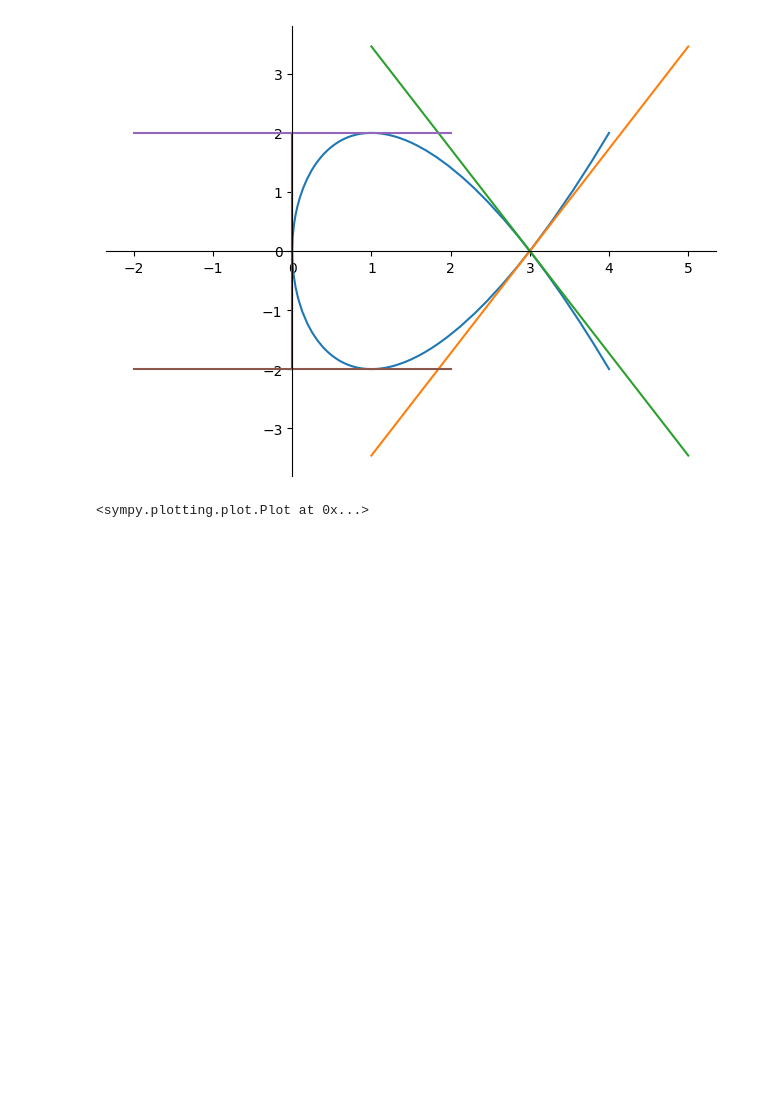
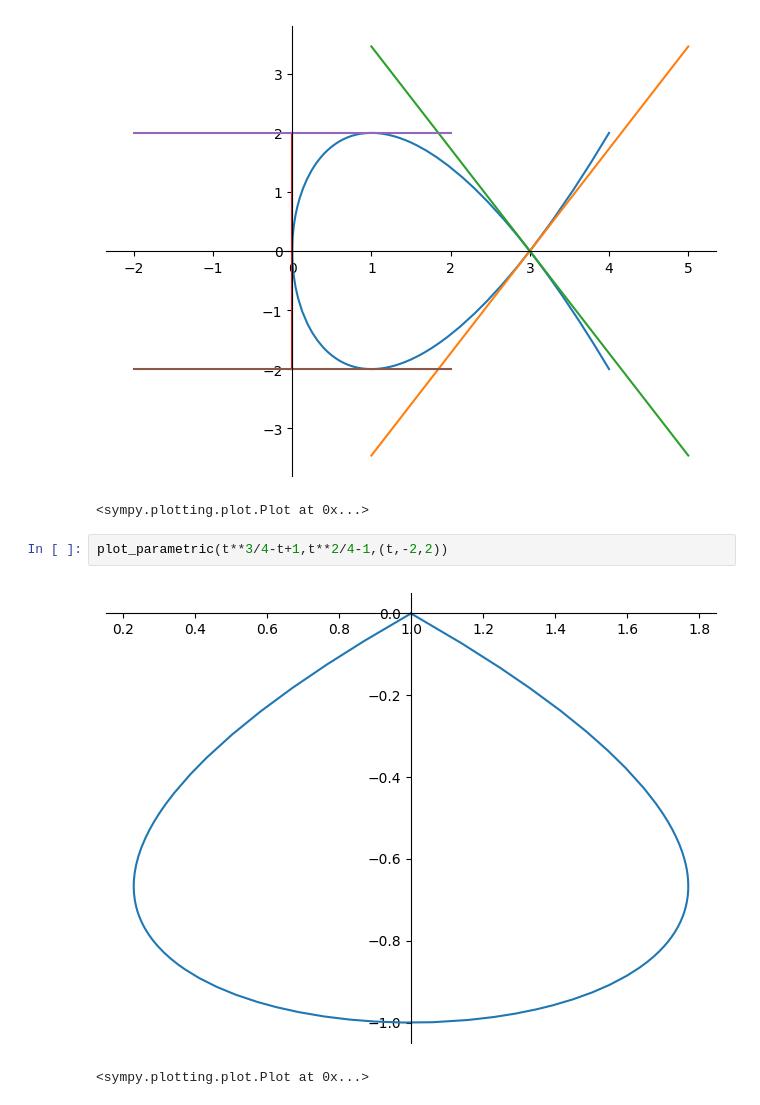
Before and after one commit to nurfnick/Calculus_2, a Jupyter notebook: Python/ParametricCurves.ipynb, the cells around one changed output. Saved outputs shown, nothing was run; the diff lists cells and outputs as text; blank space fills up the shorter version.

```diff
--- a/Python/ParametricCurves.ipynb
+++ b/Python/ParametricCurves.ipynb
@@ -52,3 +52,8 @@ plot_parametric((t**2,t**3-3*t),(t+3,sqrt(3)*(t+3)-3*sqrt(3)),(t+3,-sqrt(3)*(t+3
 # %% [output]
 [figure]
 <sympy.plotting.plot.Plot at 0x...>
+# %%
+plot_parametric(t**3/4-t+1,t**2/4-1,(t,-2,2))
+# %% [output]
+[figure, added]
+<sympy.plotting.plot.Plot at 0x...>
```
